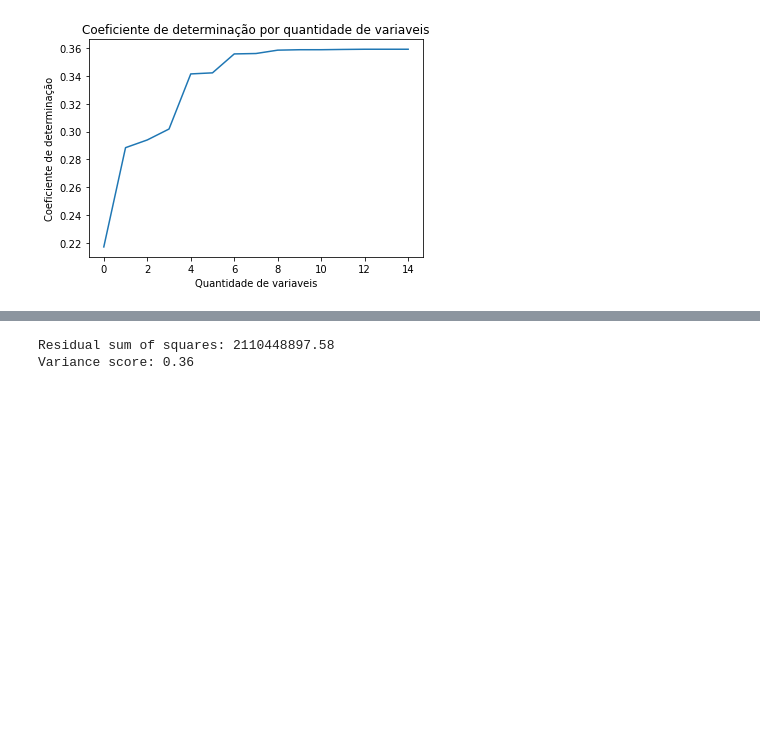
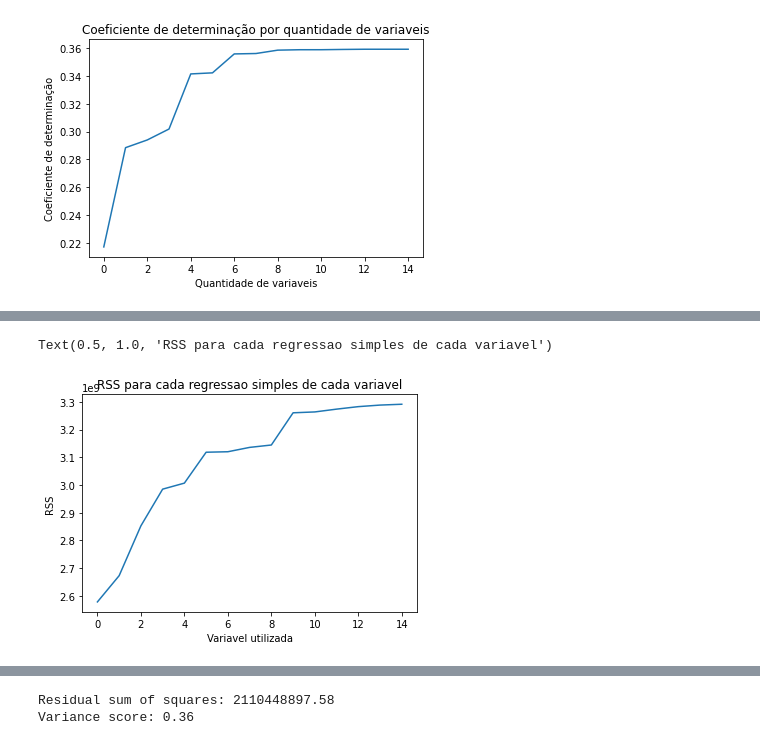
Before and after one commit to fabioheiji/mqaa, a Jupyter notebook: Regressao_Linear_Multipla.ipynb, the cells around one changed output, grey strips where cells are left out. Saved outputs shown, nothing was run; the diff lists cells and outputs as text; code cells hidden in the pictures; blank space fills up the shorter version.

```diff
--- a/Regressao_Linear_Multipla.ipynb
+++ b/Regressao_Linear_Multipla.ipynb
@@ -247,0 +250,36 @@ Text(0.5, 1.0, 'Coeficiente de determinação por quantidade de variaveis')
+# %%
+#lista com nome das variaveis independentes que serao adicionadas
+variaveis_da_equacao = []
+RSS = []
+coef_determinacao = []
+
+
+for variavel in range(ordem_corr_var_ind.shape[0]):
+    # nome da variavel que estou add no modelo
+    nome_varivel_ind_add = ordem_corr_var_ind.index[variavel]
+
+    #conjunto das variaveis independentes
+    X = df[[nome_varivel_ind_add]].values
+
+    #variavel dependente (preco)
+    y = df[['Preço da venda']].values
+
+    #instancio classe de regressao linear
+    lm = LinearRegression()
+
+    # faco o fit dos dados
+    lm.fit(X,y)
+
+    # Geracao da previsao baseado no conjunto de variaveis independentes X
+    yhat = lm.predict(X)
+
+    # Residual sum of squares
+    RSS.append(np.mean((yhat - y) ** 2))
+
+    # retorna o valor do R² - coeficiente de determinacao
+    coef_determinacao.append(lm.score(X, y))
+
+    X2 = sm.add_constant(X)
+    est = sm.OLS(y, X2)
+    est2 = est.fit()
+    print(est2.summary())
@@ -247,0 +304,8 @@ Text(0.5, 1.0, 'Coeficiente de determinação por quantidade de variaveis')
+# %%
+pd.DataFrame(RSS).plot(kind='line', legend=None)
+plt.xlabel("Variavel utilizada")
+plt.ylabel("RSS")
+plt.title("RSS para cada regressao simples de cada variavel")
+# %% [output]
+Text(0.5, 1.0, 'RSS para cada regressao simples de cada variavel')
+[figure, added]
```
Also changed, not shown: parts of 7 cells of this notebook.
